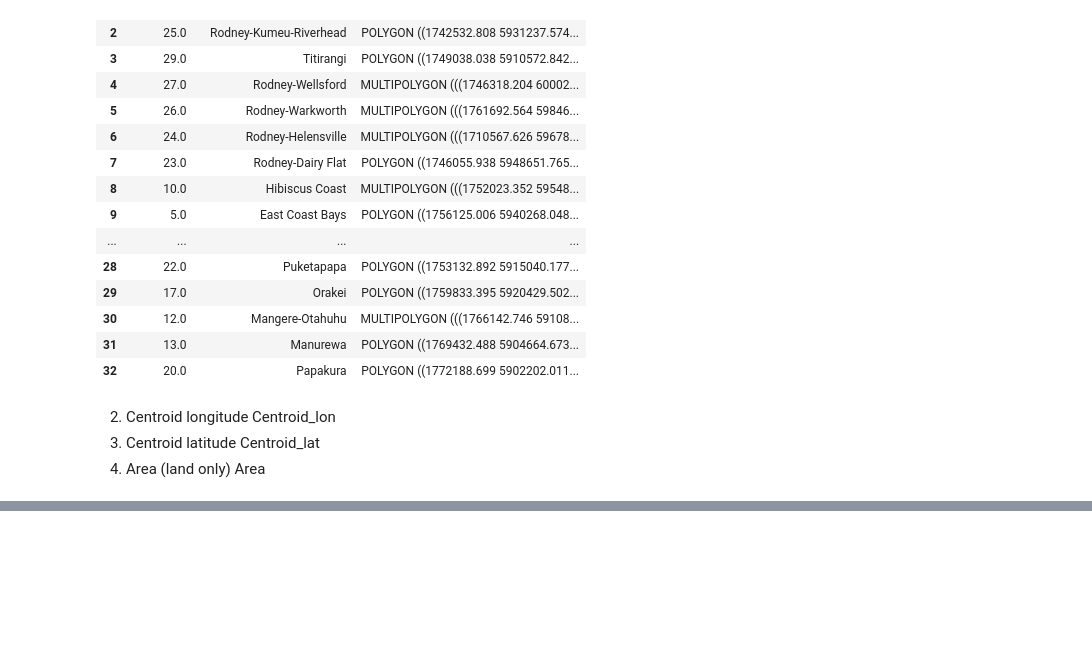
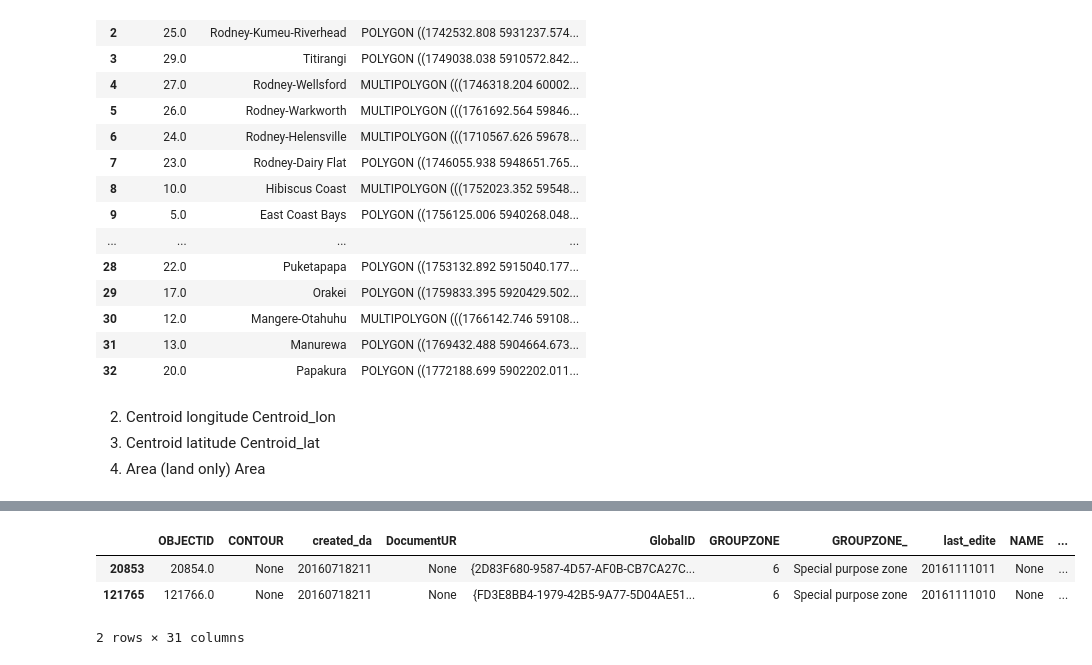
Before and after one commit to UoA-eResearch/auckland-housing, a Jupyter notebook: phase2.ipynb, the cells around one changed output, grey strips where cells are left out. Drawn from its saved outputs; the diff is of its cells as text; code cells hidden in the pictures; blank space fills up the shorter version.

```diff
--- a/phase2.ipynb
+++ b/phase2.ipynb
@@ -99,0 +93,7 @@ Wall time: 15.7 s
+# %%
+zones[pd.isna(zones.ZONE_resol)]
+# %% [output]
+|  | OBJECTID | CONTOUR | created_da | DocumentUR | GlobalID | GROUPZONE | GROUPZONE_ | last_edite | NAME | ... |
+| 20853 | 20854.0 | None | 20160718211 | None | {2D83F680-9587-4D57-AF0B-CB7CA27C... | 6 | Special purpose zone | 20161111011 | None | ... |
+| 121765 | 121766.0 | None | 20160718211 | None | {FD3E8BB4-1979-42B5-9A77-5D04AE51... | 6 | Special purpose zone | 20161111010 | None | ... |
+2 rows × 31 columns
```
Also changed, not shown: parts of 14 cells of this notebook, 2 other files.
